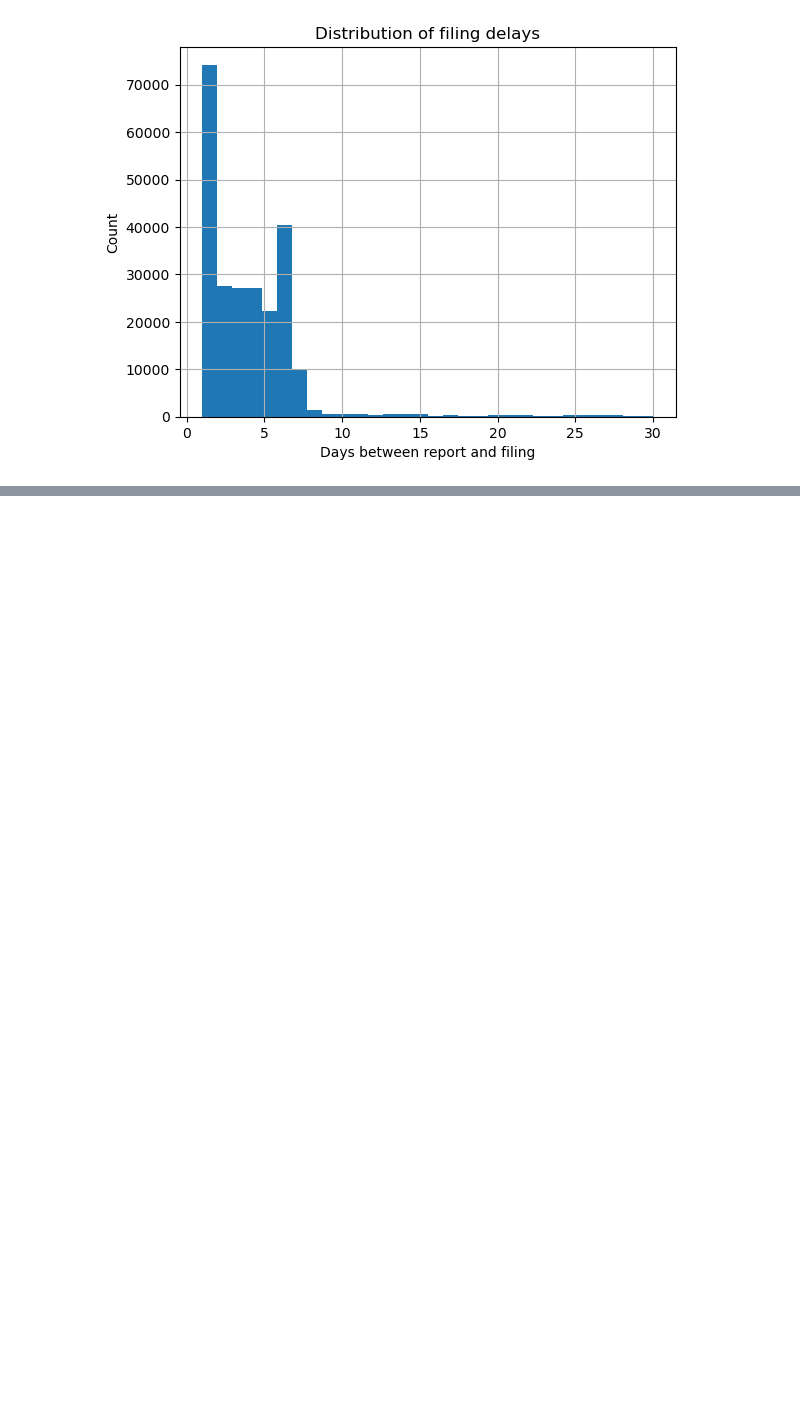
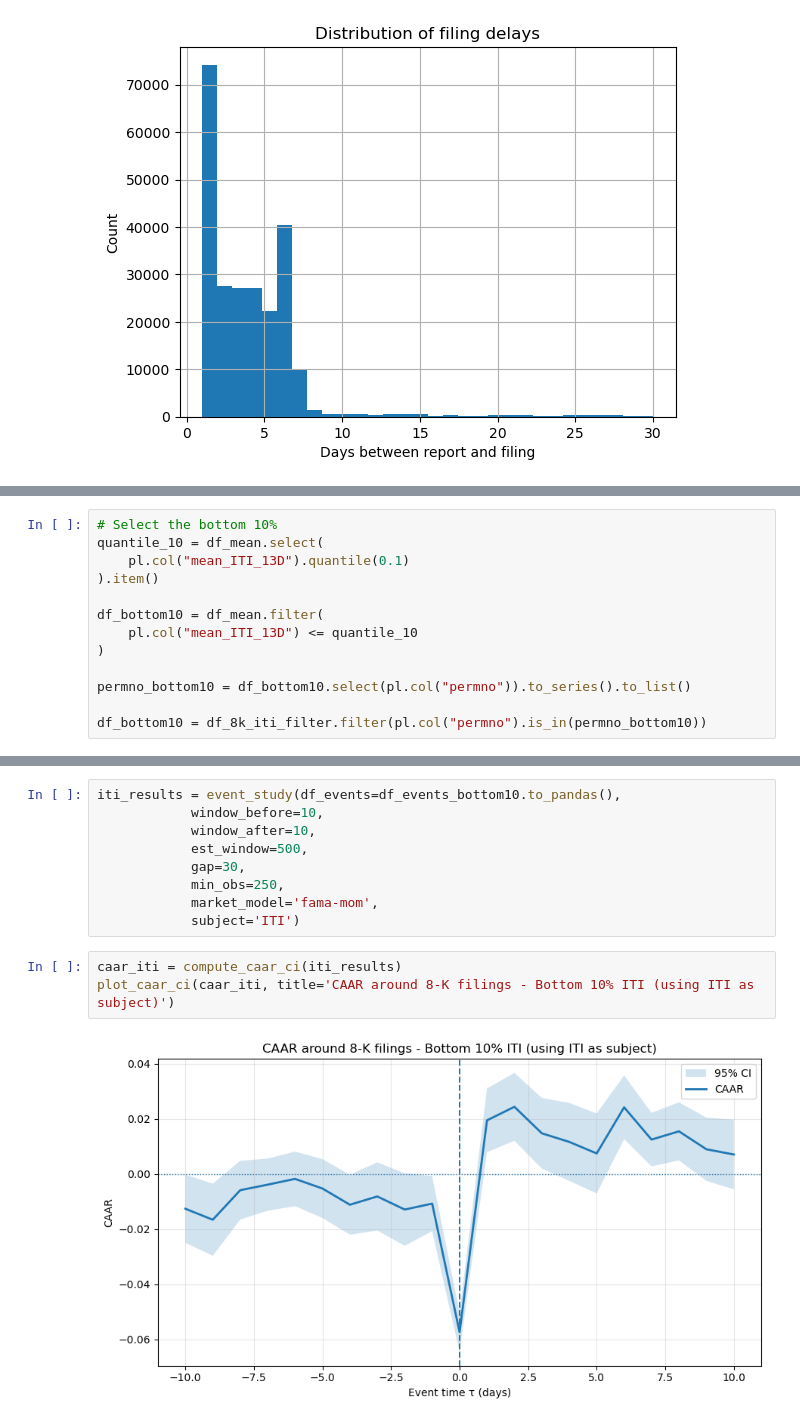
Before and after one commit to Wfiles/iti-8k-analysis, a Jupyter notebook: sec_8k.ipynb, the cells around one changed output, grey strips where cells are left out. Saved outputs shown, nothing was run; the diff lists cells and outputs as text; blank space fills up the shorter version.

```diff
--- a/sec_8k.ipynb
+++ b/sec_8k.ipynb
@@ -386,0 +492,13 @@ shape: (10_426_063, 11)
+# %%
+# Select the bottom 10%
+quantile_10 = df_mean.select(
+    pl.col("mean_ITI_13D").quantile(0.1)
+).item()
+
+df_bottom10 = df_mean.filter(
+    pl.col("mean_ITI_13D") <= quantile_10
+)
+
+permno_bottom10 = df_bottom10.select(pl.col("permno")).to_series().to_list()
+
+df_bottom10 = df_8k_iti_filter.filter(pl.col("permno").is_in(permno_bottom10))
@@ -386,0 +560,14 @@ shape: (10_426_063, 11)
+# %%
+iti_results = event_study(df_events=df_events_bottom10.to_pandas(),
+            window_before=10,
+            window_after=10,
+            est_window=500,
+            gap=30,
+            min_obs=250,
+            market_model='fama-mom',
+            subject='ITI')
+# %%
+caar_iti = compute_caar_ci(iti_results)
+plot_caar_ci(caar_iti, title='CAAR around 8-K filings - Bottom 10% ITI (using ITI as subject)')
+# %% [output]
+[figure, added]
```
Also changed, not shown: parts of 71 cells of this notebook, 8 other files.
